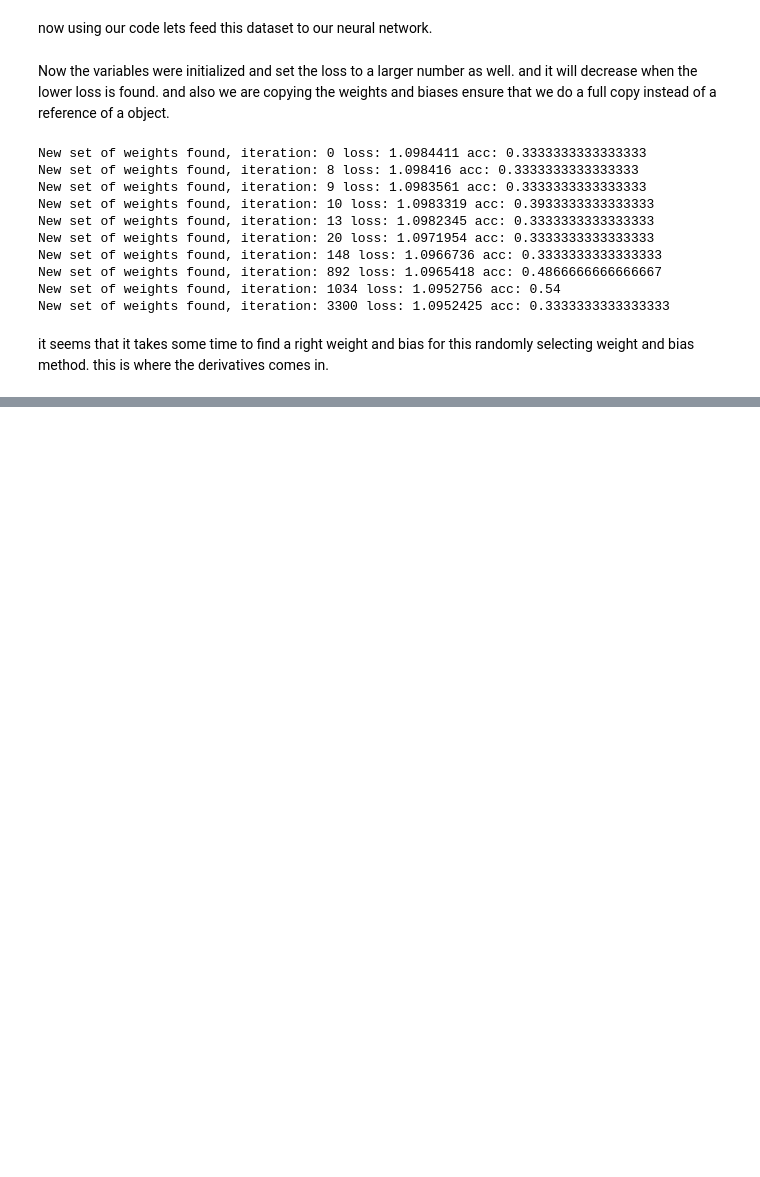
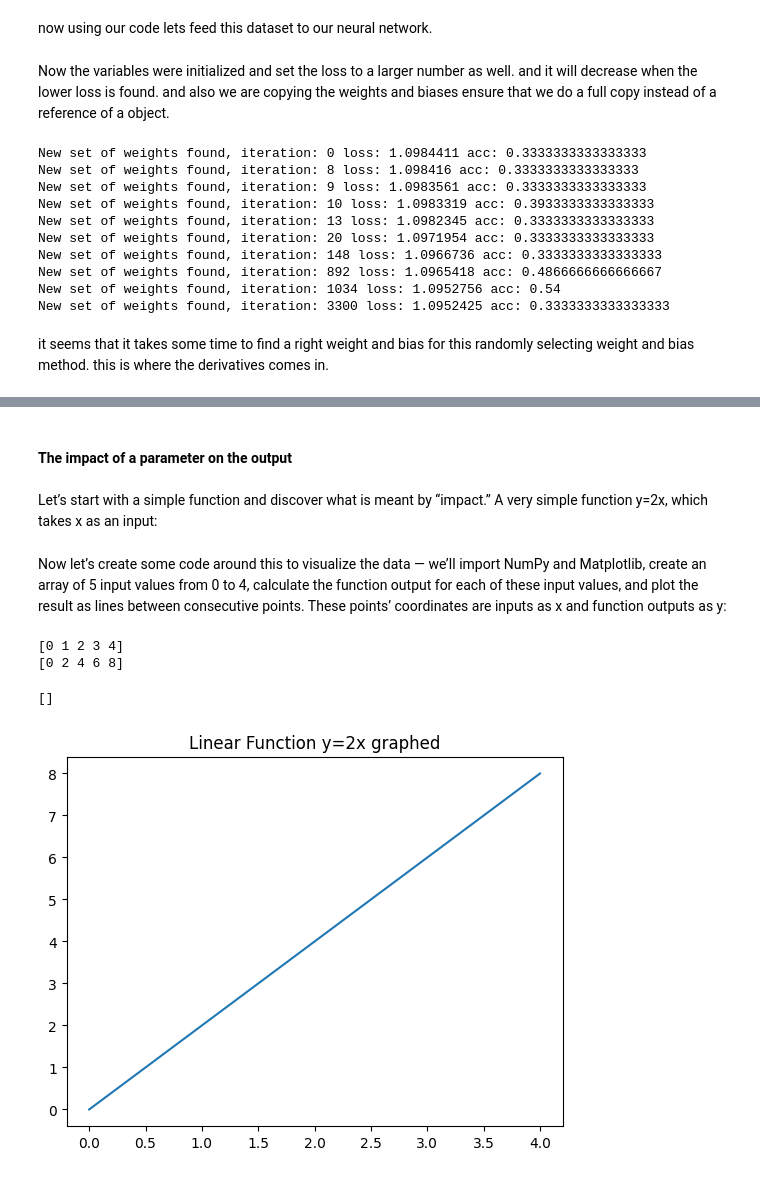
Before and after one commit to charu11/Neural-Networks-from-Scratch, a Jupyter notebook: Neural_networks_from_scratch.ipynb, the cells around one changed output, grey strips where cells are left out. Cells and saved outputs as stored; diff of their text form; code cells hidden in the pictures; blank space fills up the shorter version.

Commit message:
Derivatives started | Numerical derivative completed

```diff
--- a/Neural_networks_from_scratch.ipynb
+++ b/Neural_networks_from_scratch.ipynb
@@ -1139,0 +1172,31 @@ it seems that it takes some time to find a right weight and bias for this random
+# %% [markdown]
+#### The impact of a parameter on the output
+# %% [markdown]
+Let’s start with a simple function and discover what is meant by “impact.”
+A very simple function y=2x, which takes x as an input:
+# %%
+def f(x):
+  return 2*x
+# %% [markdown]
+Now let’s create some code around this to visualize the data — we’ll import NumPy and
+Matplotlib, create an array of 5 input values from 0 to 4, calculate the function output for each
+of these input values, and plot the result as lines between consecutive points. These points’
+coordinates are inputs as x and function outputs as y:
+# %%
+def f(x):
+  return 2*x
+
+x = np.array(range(5))
+y = f(x)
+print(x)
+print(y)
+# %% [output]
+[0 1 2 3 4]
+[0 2 4 6 8]
+# %%
+plt.plot(x, y)
+plt.title("Linear Function y=2x graphed")
+plt.plot()
+# %% [output]
+[]
+[figure, added]
```
Also changed, not shown: parts of 18 cells of this notebook.
